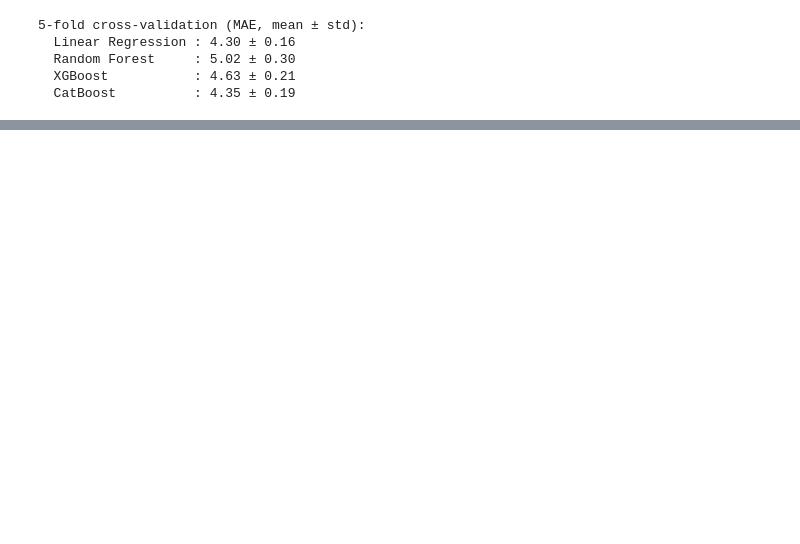
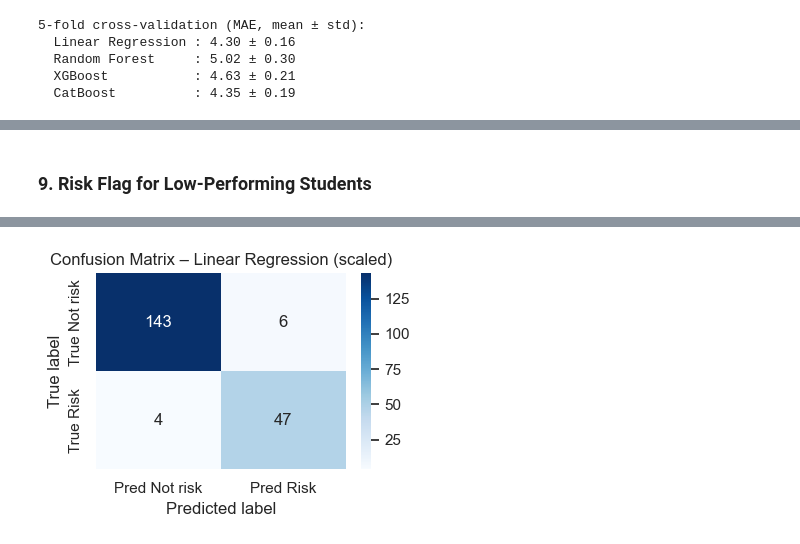
Before and after one commit to eceorenler/DM4Edu, a Jupyter notebook: main.ipynb, the cells around one changed output, grey strips where cells are left out. Cells and saved outputs as stored; diff of their text form; code cells hidden in the pictures; blank space fills up the shorter version.

```diff
--- a/main.ipynb
+++ b/main.ipynb
@@ -557,6 +554,8 @@ X_train, X_test, y_train, y_test = train_test_split(
 
 print("\nTrain shape:", X_train.shape, "Test shape:", X_test.shape)
 
+# This threshold will be used to build a risk flag for low-performing students
+RISK_THRESHOLD = 60
 
 results = []
 # %% [output]
@@ -646,7 +708,10 @@ xgb = XGBRegressor(
 xgb.fit(X_train, y_train)
 y_pred_xgb = xgb.predict(X_test)
 
-mae_xgb, _, _ = regression_report(y_test, y_pred_xgb, "XGBoost", store=True)
+mae_xgb, _, _, _, _, _, _ = regression_report(
+    y_test, y_pred_xgb, "XGBoost",
+    store=True, risk_threshold=RISK_THRESHOLD
+)
 
 if mae_xgb < best_mae:
     best_mae = mae_xgb
@@ -671,7 +742,10 @@ cb = CatBoostRegressor(
 cb.fit(X_train, y_train)
 y_pred_cb = cb.predict(X_test)
 
-mae_cb, _, _ = regression_report(y_test, y_pred_cb, "CatBoost", store=True)
+mae_cb, _, _, _, _, _, _ = regression_report(
+    y_test, y_pred_cb, "CatBoost",
+    store=True, risk_threshold=RISK_THRESHOLD
+)
 
 if mae_cb < best_mae:
     best_mae = mae_cb
@@ -686,6 +766,5 @@ CatBoost performance:
 # %%
-# Random Forest (tuned)
-
+#Random Forest (tuned)
 param_grid = {
     "n_estimators": [100, 200],
     "max_depth": [None, 5, 10],
@@ -714,7 +793,10 @@ print("  Best CV MAE:", -grid_search.best_score_)
 best_rf = grid_search.best_estimator_
 y_pred_best_rf = best_rf.predict(X_test)
 
-mae_rf_tuned, _, _ = regression_report(y_test, y_pred_best_rf, "Random Forest (tuned)", store=True)
+mae_rf_tuned, _, _, _, _, _, _ = regression_report(
+    y_test, y_pred_best_rf, "Random Forest (tuned)",
+    store=True, risk_threshold=RISK_THRESHOLD
+)
 
 if mae_rf_tuned < best_mae:
     best_mae = mae_rf_tuned
@@ -795 +903,51 @@ Model comparison on TEST set:
 Best model on test set (by MAE): Linear Regression (scaled)  (MAE = 4.16)
+# %% [markdown]
+### 9. Risk Flag for Low-Performing Students
+# %%
+# RISK FLAG – CONFUSION MATRIX AND DETAILED METRICS
+
+# Use the BEST model to build the final risk flag
+y_pred_best = best_model.predict(X_test)
+y_true_risk = (y_test < RISK_THRESHOLD).astype(int)
+y_pred_risk = (y_pred_best < RISK_THRESHOLD).astype(int)
+
+cm = confusion_matrix(y_true_risk, y_pred_risk)
+acc = accuracy_score(y_true_risk, y_pred_risk)
+prec = precision_score(y_true_risk, y_pred_risk, zero_division=0)
+rec = recall_score(y_true_risk, y_pred_risk, zero_division=0)
+f1 = f1_score(y_true_risk, y_pred_risk, zero_division=0)
+
+print("\nFinal risk flag metrics (BEST model):")
+print(f"  Best model : {best_model_name}")
+print(f"  Threshold  : {RISK_THRESHOLD}")
+print(f"  Accuracy   : {acc:.3f}")
+print(f"  Precision  : {prec:.3f}")
+print(f"  Recall     : {rec:.3f}")
+print(f"  F1-score   : {f1:.3f}")
+
+print("\nConfusion matrix [[TN, FP], [FN, TP]]:")
+print(cm)
+
+print("\nClassification report:")
+print(classification_report(
+    y_true_risk,
+    y_pred_risk,
+    target_names=["Not at risk", "At risk"],
+    zero_division=0
+))
+
+plt.figure(figsize=(4, 3))
+sns.heatmap(
+    cm,
+    annot=True,
+    fmt="d",
+    cmap="Blues",
+    xticklabels=["Pred Not risk", "Pred Risk"],
+    yticklabels=["True Not risk", "True Risk"]
+)
+plt.title(f"Confusion Matrix – {best_model_name}")
+plt.ylabel("True label")
+plt.xlabel("Predicted label")
+plt.tight_layout()
+plt.show()
+# %% [output]
@@ -795,0 +971 @@ Best model on test set (by MAE): Linear Regression (scaled)  (MAE = 4.16)
+[figure, added]
```
Also changed, not shown: parts of 29 cells of this notebook, 4 other files.
